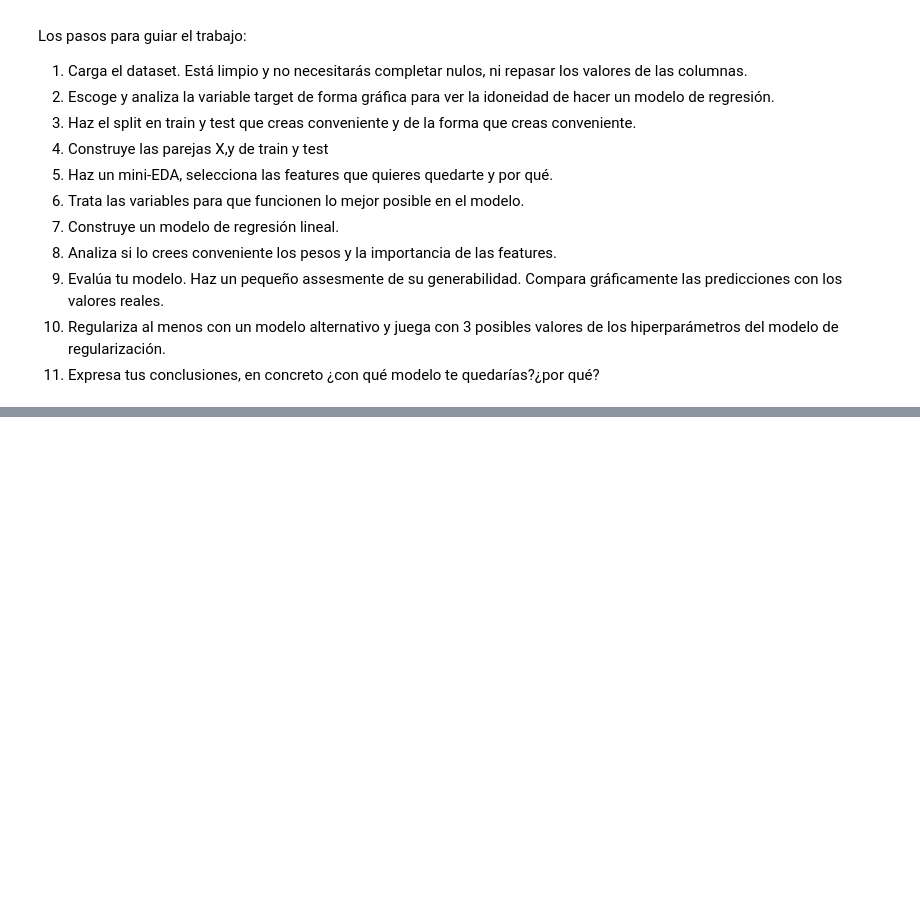
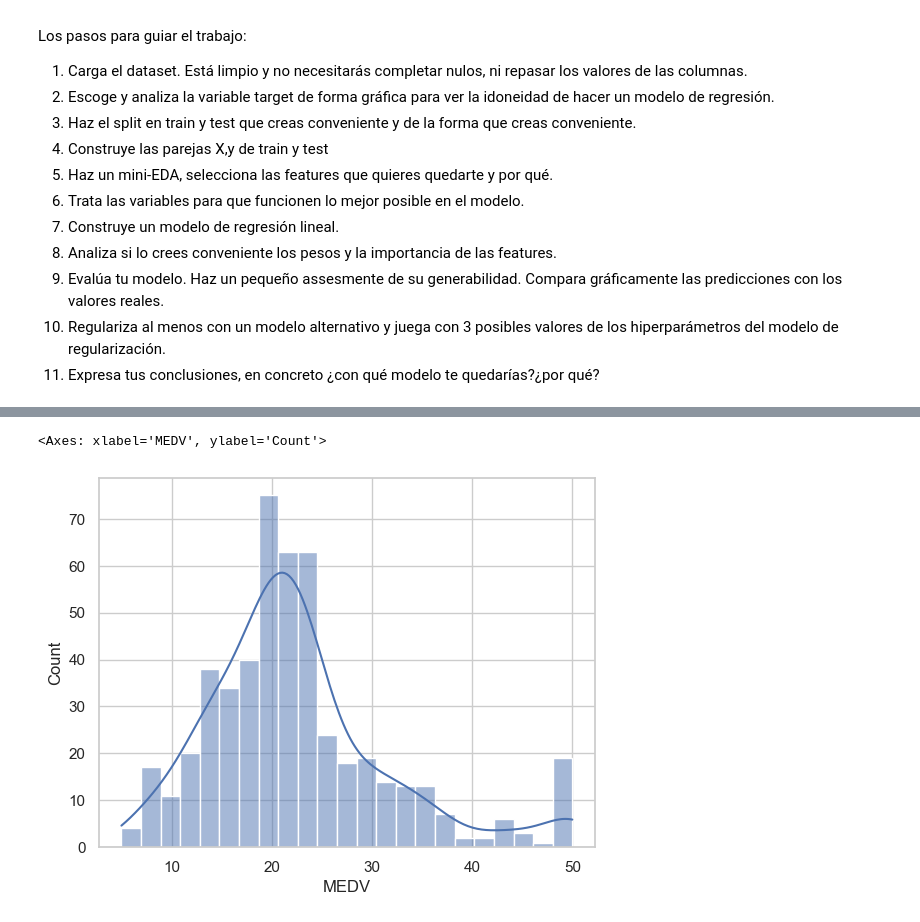
Before and after one commit to RobertoPE1/DS_ONLINE_ROBERTO, a Jupyter notebook: 04_Machine_Learning/Sprint_10/Unidad_01_ML_Supervisado_Regresion_Lineal_Regularizacion/03_Practica_Obligatoria/18_Practica_Obligatoria_Regresion_Lineal_Regularizacion.ipynb, the cells around one changed output, grey strips where cells are left out. Saved outputs shown, nothing was run; the diff lists cells and outputs as text; code cells hidden in the pictures; blank space fills up the shorter version.

```diff
--- a/04_Machine_Learning/Sprint_10/Unidad_01_ML_Supervisado_Regresion_Lineal_Regularizacion/03_Practica_Obligatoria/18_Practica_Obligatoria_Regresion_Lineal_Regularizacion.ipynb
+++ b/04_Machine_Learning/Sprint_10/Unidad_01_ML_Supervisado_Regresion_Lineal_Regularizacion/03_Practica_Obligatoria/18_Practica_Obligatoria_Regresion_Lineal_Regularizacion.ipynb
@@ -59,0 +57,6 @@ SyntaxError: invalid syntax. Maybe you meant '==' or ':=' instead of '='? (28754
+# %%
+# OJO: el CSV viene con todo en una sola columna separada por "|"
+# Lo correcto es leerlo indicando el separador:
+df = pd.read_csv("./data/hard_to_find/obligatoria_hard.csv", sep="|")
+
+df
@@ -60,2 +77,7 @@ SyntaxError: invalid syntax. Maybe you meant '==' or ':=' instead of '='? (28754
 # %%
-sns.histplot[x = target, data = df, kde =True]
+
+target = "MEDV"
+sns.histplot(x=target, data=df, kde=True)
+# %% [output]
+<Axes: xlabel='MEDV', ylabel='Count'>
+[figure, added]
```
Also changed, not shown: parts of 44 cells of this notebook.
